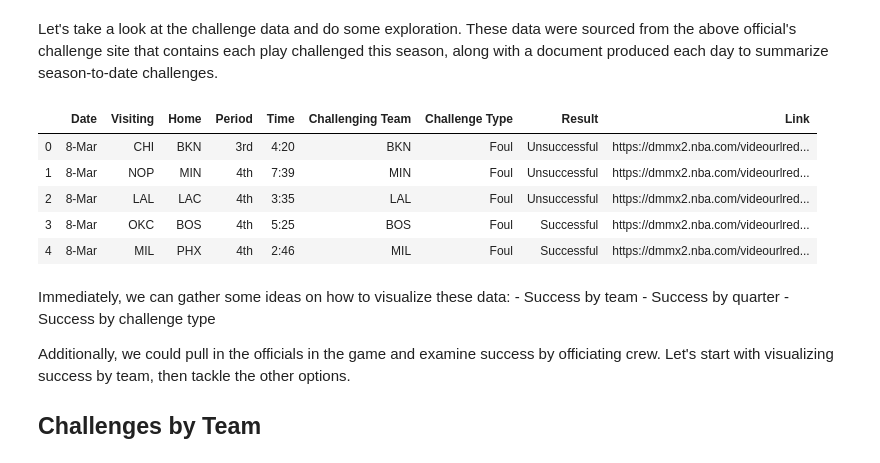
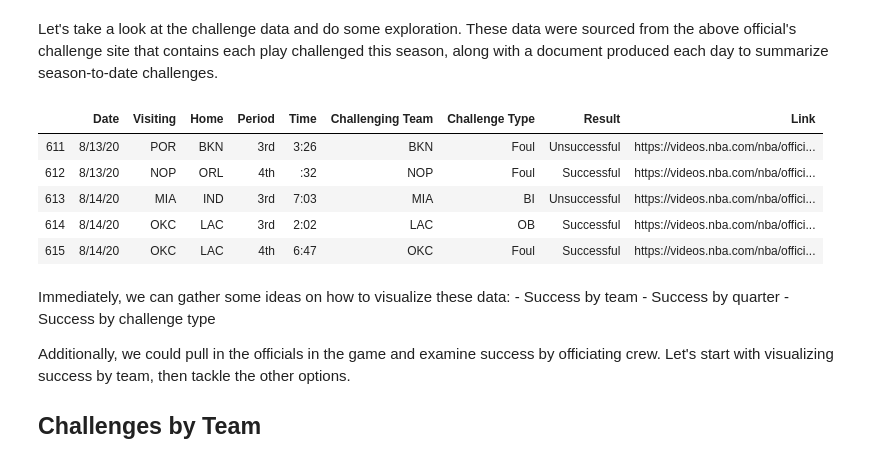
Before and after one commit to basketballrelativity/challenges, a Jupyter notebook: challenges_exploration.ipynb, the cells around one changed output. Saved outputs shown, nothing was run; the diff lists cells and outputs as text; code cells hidden in the pictures.

```diff
--- a/challenges_exploration.ipynb
+++ b/challenges_exploration.ipynb
@@ -74,14 +74,15 @@ pd.options.mode.chained_assignment = None  # Disabling pandas SetWithCopyWarning
 Let's take a look at the challenge data and do some exploration. These data were sourced from the above official's challenge site that contains each play challenged this season, along with a document produced each day to summarize season-to-date challenges.
 # %%
 challenge_df = pd.read_csv('challenge.csv', encoding = "ISO-8859-1")
-challenge_df.head()
+challenge_df = challenge_df[pd.notnull(challenge_df["Date"])]
+challenge_df.tail()
 # %% [output]
 |  | Date | Visiting | Home | Period | Time | Challenging Team | Challenge Type | Result | Link |
-| 0 | 8-Mar | CHI | BKN | 3rd | 4:20 | BKN | Foul | Unsuccessful | https://dmmx2.nba.com/videourlred... |
-| 1 | 8-Mar | NOP | MIN | 4th | 7:39 | MIN | Foul | Unsuccessful | https://dmmx2.nba.com/videourlred... |
-| 2 | 8-Mar | LAL | LAC | 4th | 3:35 | LAL | Foul | Unsuccessful | https://dmmx2.nba.com/videourlred... |
-| 3 | 8-Mar | OKC | BOS | 4th | 5:25 | BOS | Foul | Successful | https://dmmx2.nba.com/videourlred... |
-| 4 | 8-Mar | MIL | PHX | 4th | 2:46 | MIL | Foul | Successful | https://dmmx2.nba.com/videourlred... |
+| 611 | 8/13/20 | POR | BKN | 3rd | 3:26 | BKN | Foul | Unsuccessful | https://videos.nba.com/nba/offici... |
+| 612 | 8/13/20 | NOP | ORL | 4th | :32 | NOP | Foul | Successful | https://videos.nba.com/nba/offici... |
+| 613 | 8/14/20 | MIA | IND | 3rd | 7:03 | MIA | BI | Unsuccessful | https://videos.nba.com/nba/offici... |
+| 614 | 8/14/20 | OKC | LAC | 3rd | 2:02 | LAC | OB | Successful | https://videos.nba.com/nba/offici... |
+| 615 | 8/14/20 | OKC | LAC | 4th | 6:47 | OKC | Foul | Successful | https://videos.nba.com/nba/offici... |
 # %% [markdown]
 Immediately, we can gather some ideas on how to visualize these data:
     - Success by team
```
Also changed, not shown: parts of 6 cells of this notebook, 2 other files.
